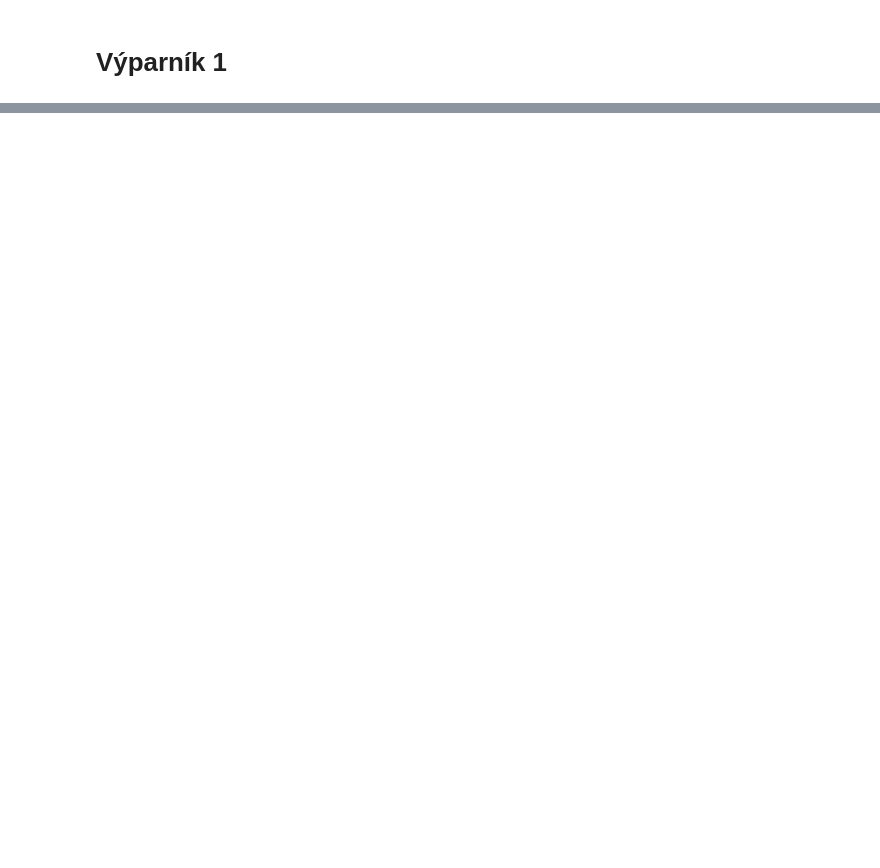
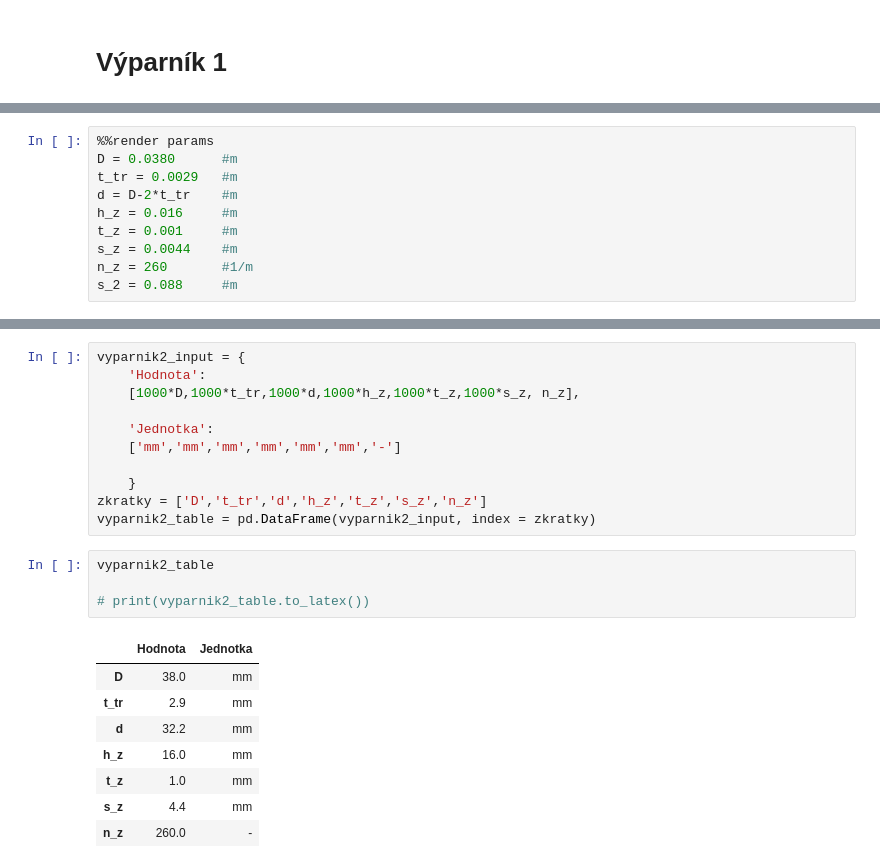
Before and after one commit to razor1995/Diplomka, a Jupyter notebook: Calculations/Diplomka.ipynb, the cells around one changed output, grey strips where cells are left out. Drawn from its saved outputs; the diff is of its cells as text; blank space fills up the shorter version.

```diff
--- a/Calculations/Diplomka.ipynb
+++ b/Calculations/Diplomka.ipynb
@@ -1927,0 +2376,10 @@ output_table
+# %%
+%%render params
+D = 0.0380      #m
+t_tr = 0.0029   #m
+d = D-2*t_tr    #m
+h_z = 0.016     #m
+t_z = 0.001     #m
+s_z = 0.0044    #m
+n_z = 260       #1/m
+s_2 = 0.088     #m
@@ -1927,0 +2400,24 @@ output_table
+# %%
+vyparnik2_input = {
+    'Hodnota':
+    [1000*D,1000*t_tr,1000*d,1000*h_z,1000*t_z,1000*s_z, n_z],
+
+    'Jednotka':
+    ['mm','mm','mm','mm','mm','mm','-']
+
+    }
+zkratky = ['D','t_tr','d','h_z','t_z','s_z','n_z']
+vyparnik2_table = pd.DataFrame(vyparnik2_input, index = zkratky)
+# %%
+vyparnik2_table
+
+# print(vyparnik2_table.to_latex())
+# %% [output]
+|  | Hodnota | Jednotka |
+| D | 38.0 | mm |
+| t_tr | 2.9 | mm |
+| d | 32.2 | mm |
+| h_z | 16.0 | mm |
+| t_z | 1.0 | mm |
+| s_z | 4.4 | mm |
+| n_z | 260.0 | - |
```
Also changed, not shown: parts of 164 cells of this notebook, 1 other file.
